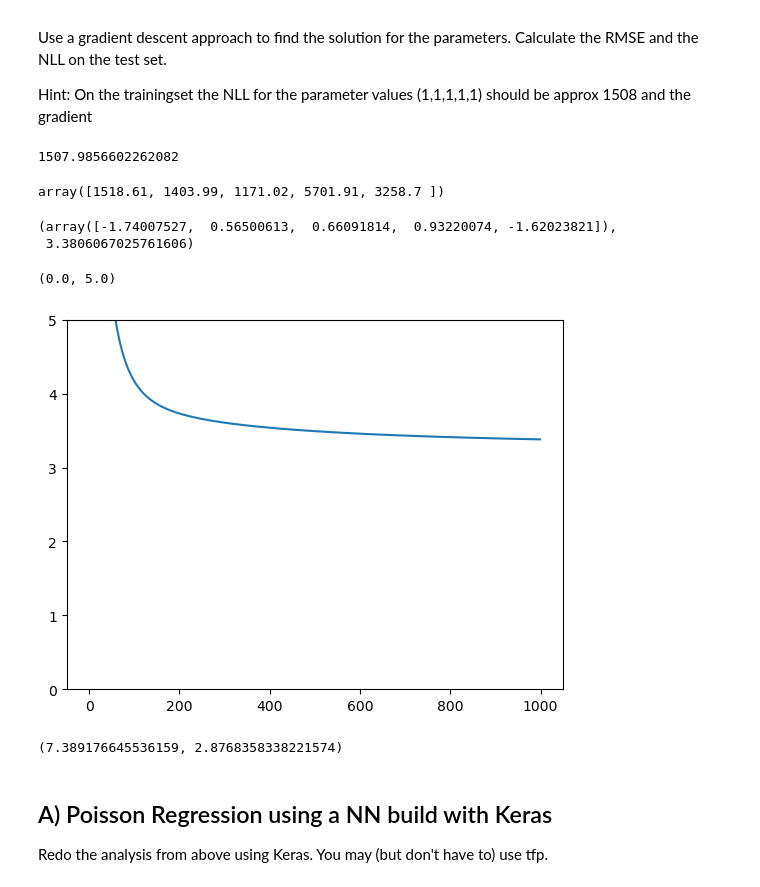
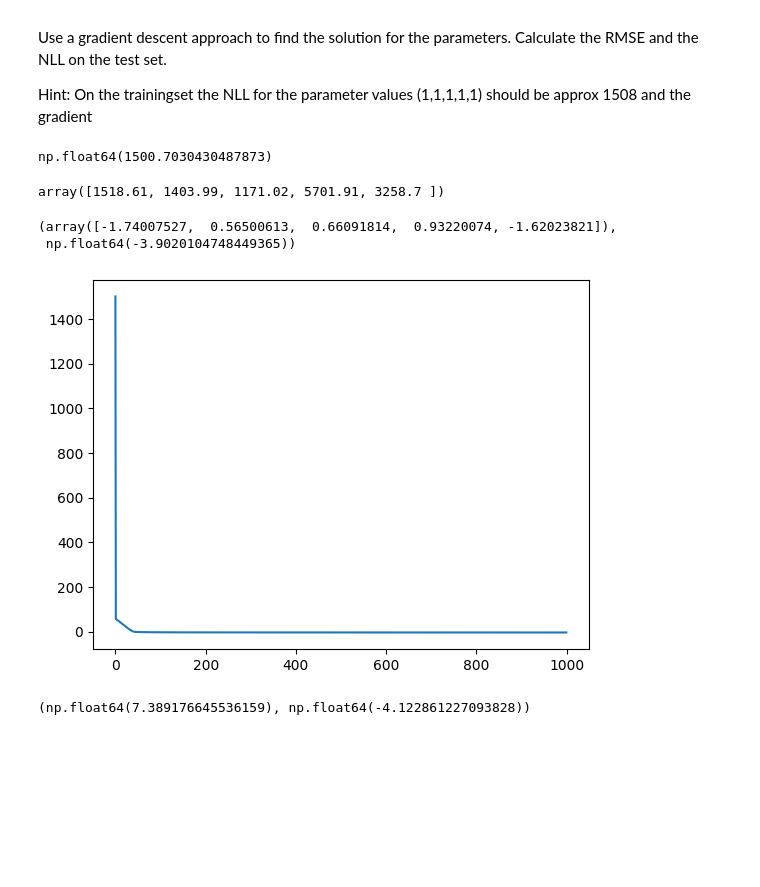
Before and after one commit to ioskn/mldl_htwg, a Jupyter notebook: uebungen/Fish_Poisson_Keras.ipynb, the cells around one changed output. Cells and saved outputs as stored; diff of their text form; code cells hidden in the pictures; blank space fills up the shorter version.

```diff
--- a/uebungen/Fish_Poisson_Keras.ipynb
+++ b/uebungen/Fish_Poisson_Keras.ipynb
@@ -45,9 +46,0 @@ pd.DataFrame(X_train[0:2])
-# %%
-from sklearn.linear_model import LinearRegression
-Xd = np.hstack([np.ones((X_train.shape[0],1)), X_train])
-pd.DataFrame(Xd[0:2])
-Xdt = np.hstack([np.ones((X_test.shape[0],1)), X_test])
-X_train.shape,Xd.shape
-model_skl = LinearRegression(fit_intercept=False)
-res = model_skl.fit(Xd, y_train)
-res.coef_
@@ -112,12 +71,12 @@ def NLL(y_train, Xd, w):
     mu = np.exp(np.matmul(Xd,w))
     ret = np.zeros_like(mu)
     for i in range(ret.shape[0]):
-        ret[i] = mu[i] - y_train[i]*np.log(mu[i]) + np.log(1.0*math.factorial(int(y_train[i])))
+        ret[i] = mu[i] - y_train[i]*np.log(mu[i]) #+ np.log(1.0*math.factorial(int(y_train[i])))
     return np.mean(ret)
 w = np.ones(5)
 NLL(y_train, Xd,w)
 # %% [output]
-1507.9856602262082
+np.float64(1500.7030430487873)
 # %%
 def gradNLL(yt, Xd, w):
     mu = np.exp(np.matmul(Xd,w))
@@ -144,19 +103,15 @@ for i in tqdm(range(10000)):
 w, NLL(y_train, Xd,w)
 # %% [output]
 (array([-1.74007527,  0.56500613,  0.66091814,  0.93220074, -1.62023821]),
- 3.3806067025761606)
+ np.float64(-3.9020104748449365))
 # %%
 plt.plot(hist)
-plt.ylim(0,5)
+#plt.ylim(0,5)
+plt.show()
 # %% [output]
-(0.0, 5.0)
-[figure, old version]
+[figure, new version]
 # %%
 mupred = np.exp(np.matmul(Xdt, w))
 np.sqrt(np.mean((mupred - y_test)**2)), NLL(y_test, Xdt,w)
 # %% [output]
-(7.389176645536159, 2.8768358338221574)
+(np.float64(7.389176645536159), np.float64(-4.122861227093828))
-# %% [markdown]
-## A) Poisson Regression using a NN build with Keras
-
-Redo the analysis from above using Keras. You may (but don't have to) use tfp.
```
Also changed, not shown: parts of 17 cells of this notebook, 2 other files.
